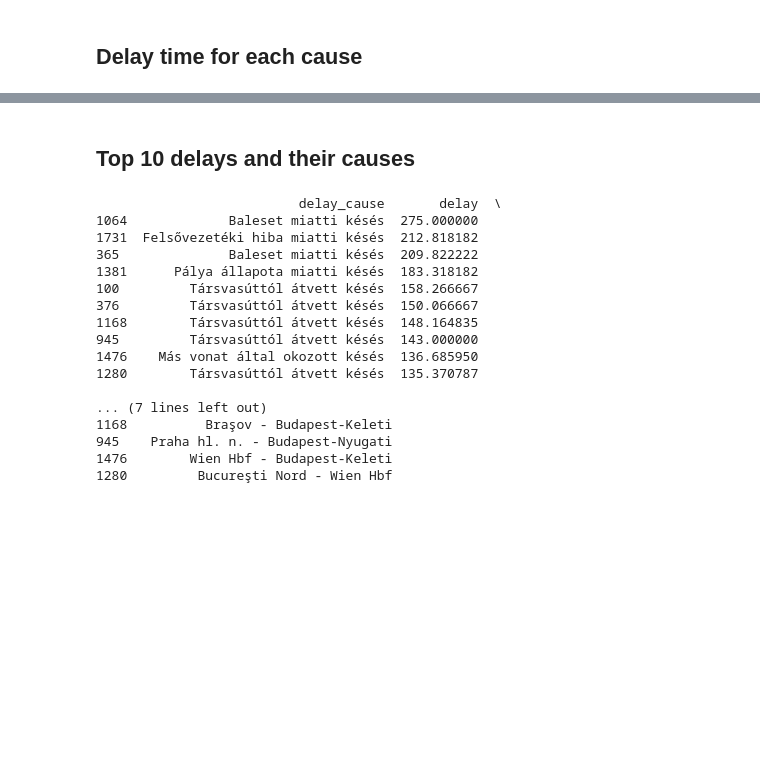
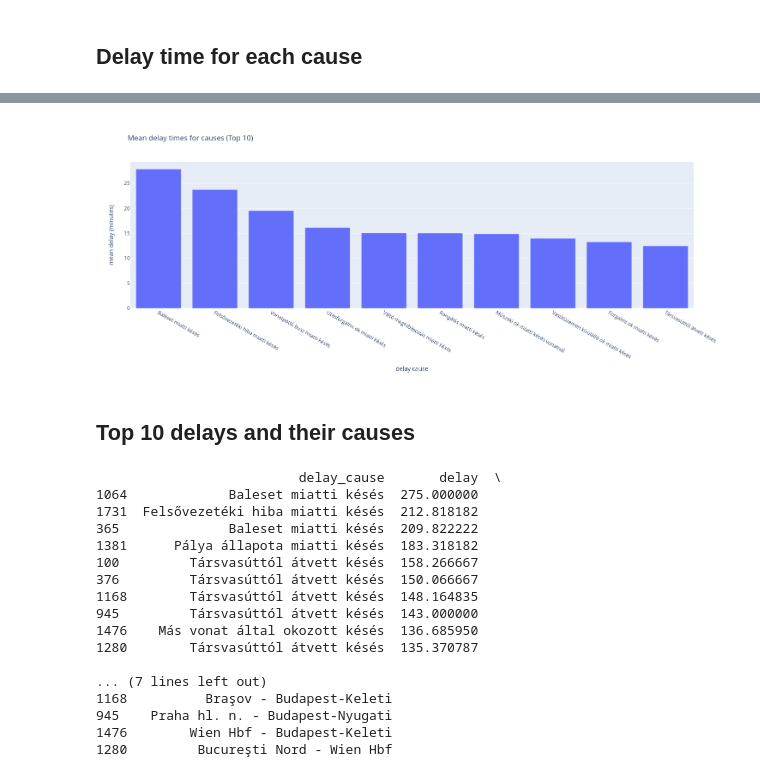
Before and after one commit to jazzysnake/mav-delay-eda, a Jupyter notebook: scraped-data-eda.ipynb, the cells around one changed output, grey strips where cells are left out. Saved outputs shown, nothing was run; the diff lists cells and outputs as text; code cells hidden in the pictures; blank space fills up the shorter version.

```diff
--- a/scraped-data-eda.ipynb
+++ b/scraped-data-eda.ipynb
@@ -171,15 +164 @@ delay_time = dd.merge(left=delay_time_mean, right=delay_time_count, on=['delay_c
 delay_time = delay_time.compute()
-# %%
-#delay_time = delay_time.groupby('delay_cause').mean().reset_index()
-delay_time = delay_time.rename(columns = {'delay_x': 'delay_mean', 'delay_y': 'weight'})
-delay_time = delay_time.drop(columns=['elvira_id'])
-# %%
-delay_time['delay_cause'] = np.where(delay_time['delay_cause'].str.contains(';'),delay_time['delay_cause'].str.split(';'),delay_time['delay_cause'])
-delay_time['delay_cause'] = delay_time['delay_cause'].apply(lambda cause: cause[-1] if type(cause) is list else cause)
-delay_time['delay_cause'] = delay_time['delay_cause'].str.rstrip('. \n\t')
-delay_time = delay_time[(delay_time['delay_cause'].str.contains('késés')&~delay_time['delay_cause'].apply(contains_number))]
-# %%
-wm = lambda x: np.average(x, weights=delay_time.loc[x.index, "weight"])
-delay_time = delay_time.groupby('delay_cause').agg(delay_weighted_mean=("delay_mean", wm)).reset_index()
-delay_time = delay_time.sort_values(by=['delay_weighted_mean'],ascending = [False])
-delay_time
@@ -211,0 +165,9 @@ fig
+# %%
+delay_time = tidy_causes(delay_time, 'delay_cause')
+delay_time.columns = ["_".join([str(index) for index in multi_index]) for multi_index in delay_time.columns.ravel()]
+wm = lambda x: np.average(x, weights=delay_time.loc[x.index, 'delay_weight'])
+delay_time1 = delay_time.groupby(['delay_cause_']).agg(weight_mean = ('delay_mean',wm)).reset_index()
+delay_time2 = delay_time.groupby(['delay_cause_']).agg(occurrences = ('delay_weight','sum')).reset_index()
+delay_time = pd.merge(delay_time1, delay_time2, on='delay_cause_', how='inner')
+delay_time = delay_time[delay_time['occurrences']>1].rename(columns={'delay_cause_':'delay_cause'}).sort_values(by=['weight_mean'], ascending=[False])
+delay_time
@@ -212,3 +195,11 @@ fig
+# %%
+fig = px.bar(delay_time.head(10), x='delay_cause', y='weight_mean', title='Mean delay times for causes (Top 10)')
+fig.update_xaxes(title_text='delay cause')
+fig.update_yaxes(title_text='mean delay (minutes)')
+fig.update_layout(width=800, height=600)
+fig
+# %% [output]
+[figure, added]
 # %% [markdown]
 ## Top 10 delays and their causes
 # %%
```
Also changed, not shown: parts of 7 cells of this notebook.
